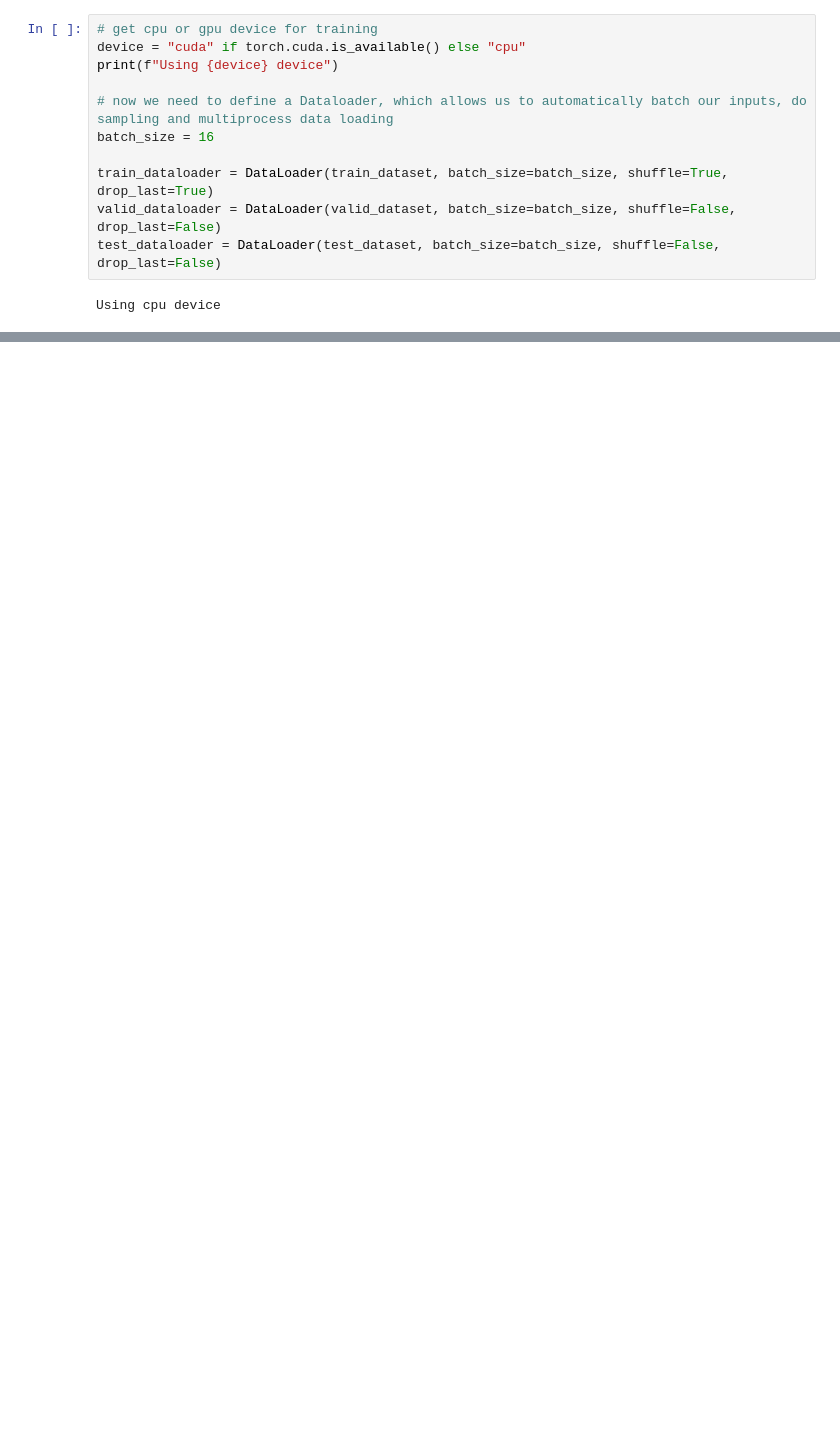
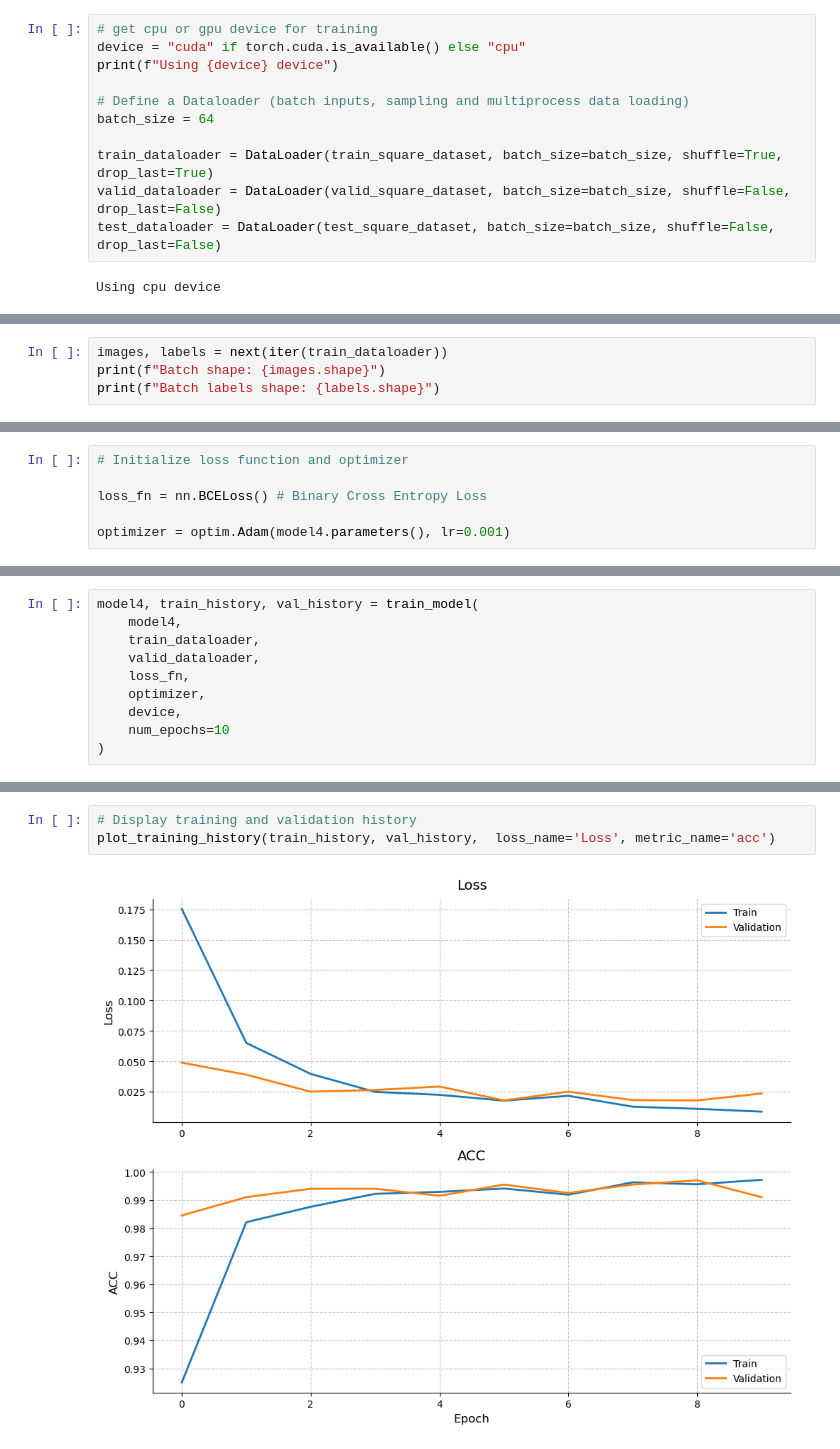
Before and after one commit to wesdpre/-Detect_the_chess_board_and_chess_pieces, a Jupyter notebook: task2_num_pieces.ipynb, the cells around one changed output, grey strips where cells are left out. Saved outputs shown, nothing was run; the diff lists cells and outputs as text; blank space fills up the shorter version.

Commit message:
models evaluation

```diff
--- a/task2_num_pieces.ipynb
+++ b/task2_num_pieces.ipynb
@@ -1057,11 +1354,11 @@ Number of test images: 306
 device = "cuda" if torch.cuda.is_available() else "cpu"
 print(f"Using {device} device")
 
-# now we need to define a Dataloader, which allows us to automatically batch our inputs, do sampling and multiprocess data loading
-batch_size = 16
+# Define a Dataloader (batch inputs, sampling and multiprocess data loading)
+batch_size = 64
 
-train_dataloader = DataLoader(train_dataset, batch_size=batch_size, shuffle=True, drop_last=True)
-valid_dataloader = DataLoader(valid_dataset, batch_size=batch_size, shuffle=False, drop_last=False)
-test_dataloader = DataLoader(test_dataset, batch_size=batch_size, shuffle=False, drop_last=False)
+train_dataloader = DataLoader(train_square_dataset, batch_size=batch_size, shuffle=True, drop_last=True)
+valid_dataloader = DataLoader(valid_square_dataset, batch_size=batch_size, shuffle=False, drop_last=False)
+test_dataloader = DataLoader(test_square_dataset, batch_size=batch_size, shuffle=False, drop_last=False)
 # %% [output]
 Using cpu device
@@ -1087,0 +1373,4 @@ train_dataset[1]
+# %%
+images, labels = next(iter(train_dataloader))
+print(f"Batch shape: {images.shape}")
+print(f"Batch labels shape: {labels.shape}")
@@ -1087,0 +1430,6 @@ train_dataset[1]
+# %%
+# Initialize loss function and optimizer
+
+loss_fn = nn.BCELoss() # Binary Cross Entropy Loss
+
+optimizer = optim.Adam(model4.parameters(), lr=0.001)
@@ -1087,0 +1503,10 @@ train_dataset[1]
+# %%
+model4, train_history, val_history = train_model(
+    model4,
+    train_dataloader,
+    valid_dataloader,
+    loss_fn,
+    optimizer,
+    device,
+    num_epochs=10
+)
@@ -1087,0 +1544,5 @@ train_dataset[1]
+# %%
+# Display training and validation history
+plot_training_history(train_history, val_history,  loss_name='Loss', metric_name='acc')
+# %% [output]
+[figure, added]
```
Also changed, not shown: parts of 43 cells of this notebook.
